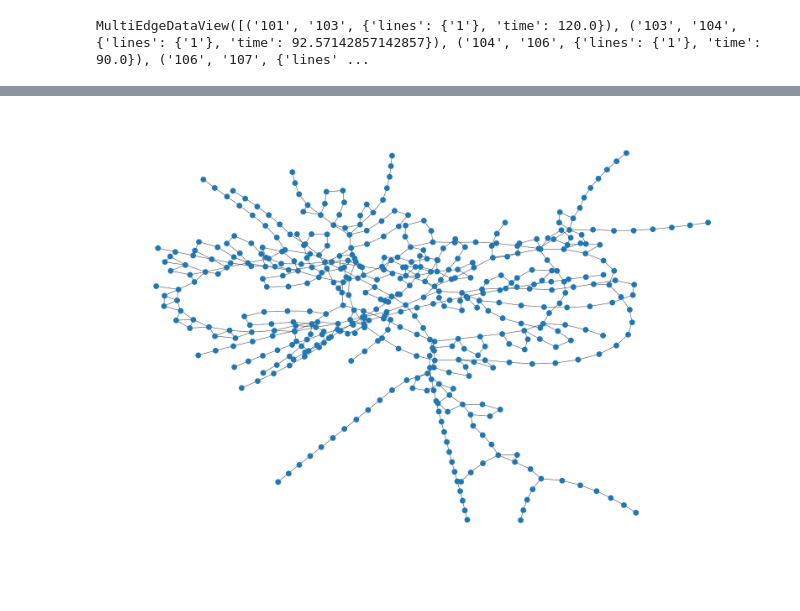
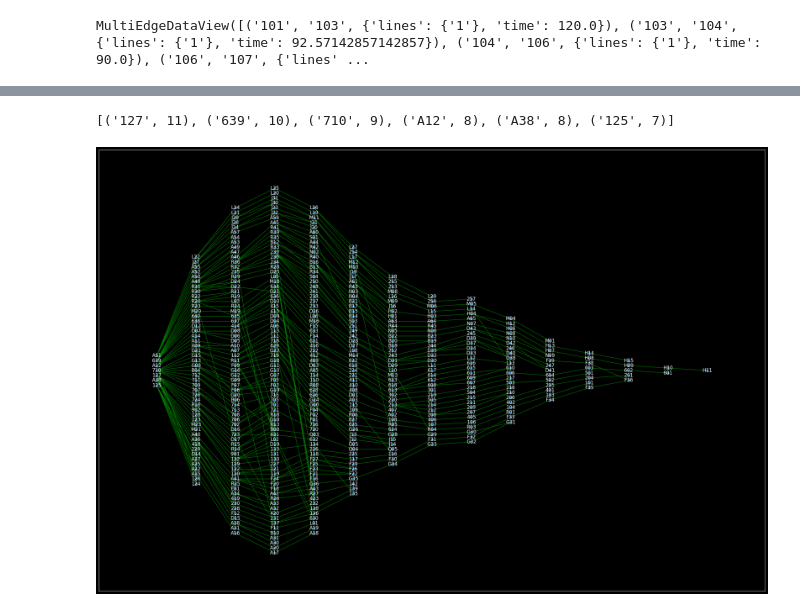
Before and after one commit to pacmanboss256/subway, a Jupyter notebook: graph-gen.ipynb, the cells around one changed output, grey strips where cells are left out. Drawn from its saved outputs; the diff is of its cells as text; code cells hidden in the pictures.

Commit message:
start optimizing graph layout

```diff
--- a/graph-gen.ipynb
+++ b/graph-gen.ipynb
@@ -156,4 +133,4 @@ fstop = [unique_transfers['edges'][k][0] for k in unique_transfers.index]
 tstop = [unique_transfers['edges'][k][1] for k in unique_transfers.index]
 ttime = unique_transfers['min_transfer_time']
 weighted_edge_list = list(zip(fstop, tstop, ttime))
-G.add_weighted_edges_from(weighted_edge_list, weight='time')
+G.add_weighted_edges_from(weighted_edge_list, weight='time',lines=set(["Transfer"]))
@@ -204,0 +152,8 @@ cdf
+# %%
+node_data = pd.DataFrame.from_dict(dict(G.nodes.data()))
+edge_list2 = list(G.edges.data(True))
+edge_list_pairs = {}
+for e in edge_list2:
+	edge_list_pairs[(e[0], e[1])] = e[2]
+
+edge_data = pd.DataFrame.from_dict(edge_list_pairs).T
@@ -204,0 +224,10 @@ cdf
+# %%
+
+for st in G.nodes:
+	if type(G.nodes[st]['boarding_cost']) is float:
+		board_cost = {}
+		for line in G.nodes[st]['lines']:
+			board_cost[line] = G.nodes[st]['boarding_cost']
+		G.nodes[st]['boarding_cost'] = board_cost
+	lineset = set(G.nodes[st]['lines'])
+	G.nodes[st]['lines'] = lineset
@@ -204,0 +238,18 @@ cdf
+# %%
+G_visual = G.copy()
+pairs = itertools.combinations(G.nodes.data(), 2)
+close_stops = []
+for a,b in pairs:
+	x1 = a[1]['x']
+	y1 = a[1]['y']
+	x2 = b[1]['x']
+	y2 = b[1]['y']
+	dist = np.sqrt((x2-x1)**2 + (y2-y1)**2)
+	if dist == 0:
+		close_stops.append((a[0],b[0]))
+	elif a[1]['Complex ID'] == b[1]['Complex ID'] and dist < 5e-4:
+		close_stops.append((a[0],b[0]))
+
+for stoppair in close_stops:
+	print(stoppair)
+	nx.contracted_edge(G_visual, stoppair, copy=False, self_loops=False)
@@ -229,7 +289,11 @@ nx.draw_networkx(G, with_labels=False, node_size=30, edge_color='w', pos=pos, wi
+# %%
+sorted(nx.degree(G_visual), key=lambda x: x[1], reverse=True)[:6]
+# %% [output]
+[('127', 11), ('639', 10), ('710', 9), ('A12', 8), ('A38', 8), ('125', 7)]
 # %%
-
 plt.figure(2, figsize=(30,20))
-nx.draw_kamada_kawai(G)
-##nx.draw_networkx(G, with_labels=False, node_size=30, edge_color='w' width=1)
+pos2 = dict(enumerate(nx.bfs_layers(G_visual, ['127', '639','710','A12', 'A38', '125', 'A51'])))
+pos2 = nx.multipartite_layout(G_visual, pos2)
+nx.draw_networkx(G_visual, with_labels=True, node_size=30, edge_color='g', font_color='w', width=1, pos = pos2)
 # %% [output]
-[figure, old version]
+[figure, new version]
```
Also changed, not shown: parts of 16 cells of this notebook, 1 other file.
